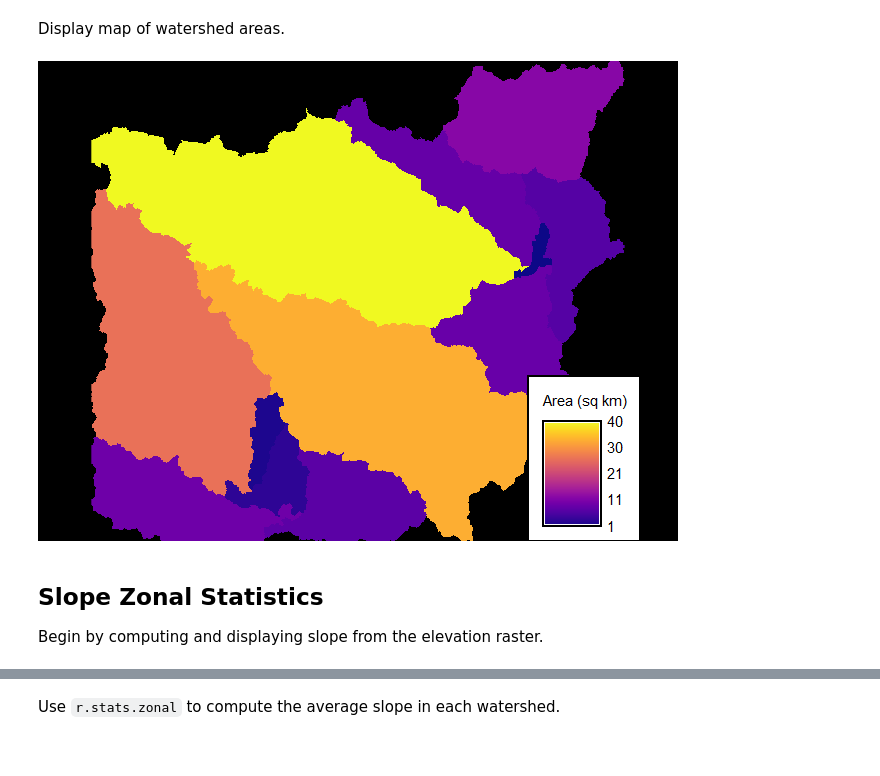
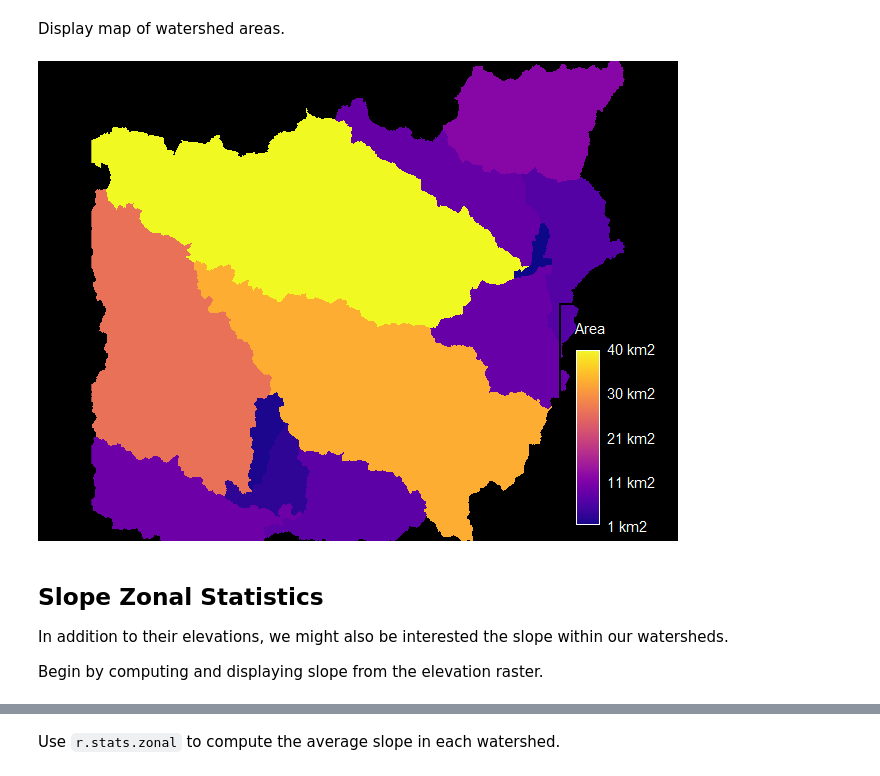
Before and after one commit to chaedri/grass-zonal-of-solar, a Jupyter notebook: zonal-of-watersheds.ipynb, the cells around one changed output, grey strips where cells are left out. Saved outputs shown, nothing was run; the diff lists cells and outputs as text; code cells hidden in the pictures.

```diff
--- a/zonal-of-watersheds.ipynb
+++ b/zonal-of-watersheds.ipynb
@@ -96,20 +96,22 @@ proj = gs.parse_command("g.region", flags="m")
 # Multiply N-S resolution by E-W resolution to get cell area
 cell_area = float(proj['nsres'])*float(proj['ewres'])
 
-# Covert cell count to area
-exp = "'watersheds_area' = ('watersheds_count'*{})/1000000".format(cell_area)
-gs.run_command("r.mapcalc", expression=exp)
+# Calculate watershed areas and convert from m2 to km2
+gs.mapcalc("'watersheds_area' = float('watersheds_count'*{})/1000000".format(cell_area))
 # %% [markdown]
 Display map of watershed areas.
 # %%
 gs.run_command("r.colors", map="watersheds_area", color="plasma")
 gs.run_command('d.erase', background="black")
 gs.run_command('d.rast', map="watersheds_area")
-gs.run_command('d.legend', raster="watersheds_area", at=(3, 25, 79, 88), fontsize=15, flags="b", title="Area (sq km)")
+gs.run_command('d.legend', raster="watersheds_area", bgcolor="none", color="white", border_color="none",
+               at=(3, 40, 84, 88), lines=2, fontsize=15, flags="b", title="Area", units=" km2")
 Image(filename="map.png")
 # %% [output]
-[figure, old version]
+[figure, new version]
 # %% [markdown]
 ## Slope Zonal Statistics
+In addition to their elevations, we might also be interested the slope within our watersheds.
+
 Begin by computing and displaying slope from the elevation raster.
 # %%
```
Also changed, not shown: parts of 9 cells of this notebook, 2 other files.
